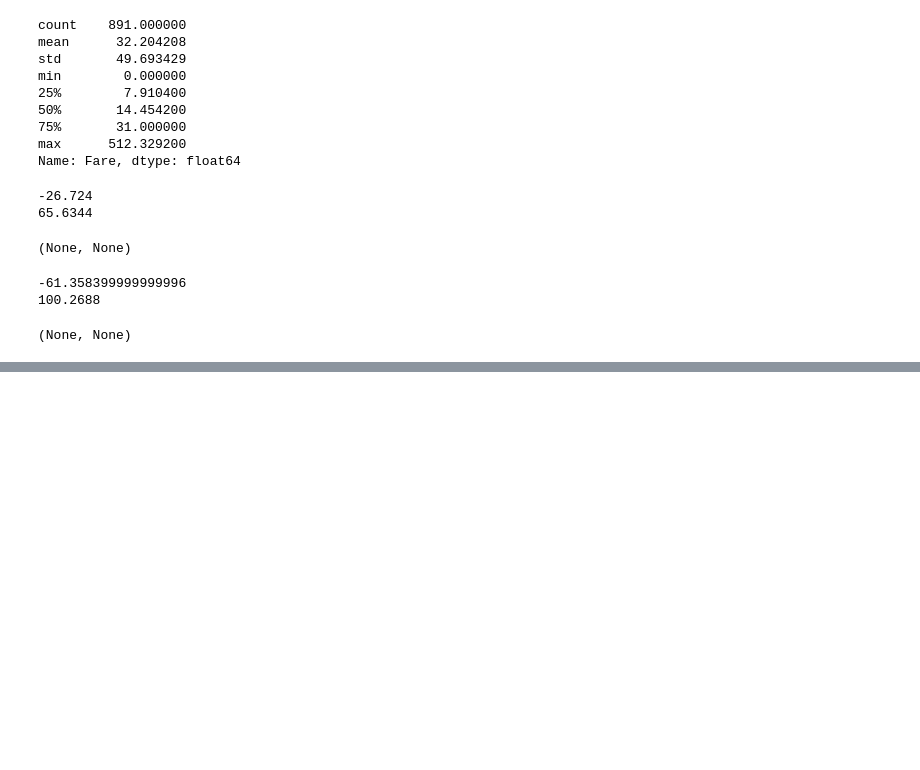
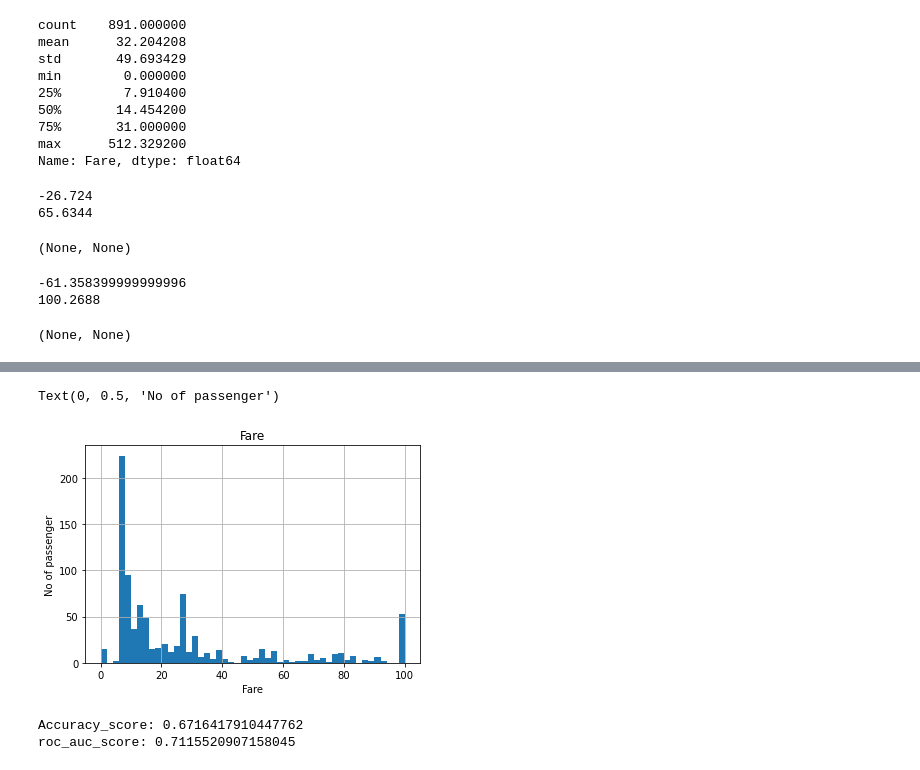
Before and after one commit to krishnaik06/Feature-Engineering-Live-sessions, a Jupyter notebook: Outliers.ipynb, the cells around one changed output, grey strips where cells are left out. Cells and saved outputs as stored; diff of their text form; code cells hidden in the pictures; blank space fills up the shorter version.

```diff
--- a/Outliers.ipynb
+++ b/Outliers.ipynb
@@ -127,0 +144,8 @@ print(lower_bridge), print(upper_bridge)
+# %%
+figure=data.Fare.hist(bins=50)
+figure.set_title('Fare')
+figure.set_xlabel('Fare')
+figure.set_ylabel('No of passenger')
+# %% [output]
+Text(0, 0.5, 'No of passenger')
+[figure, added]
@@ -127,0 +155,14 @@ print(lower_bridge), print(upper_bridge)
+# %%
+### Logistic Regression
+from sklearn.linear_model import LogisticRegression
+classifier=LogisticRegression()
+classifier.fit(X_train,y_train)
+y_pred=classifier.predict(X_test)
+y_pred1=classifier.predict_proba(X_test)
+
+from sklearn.metrics import accuracy_score,roc_auc_score
+print("Accuracy_score: {}".format(accuracy_score(y_test,y_pred)))
+print("roc_auc_score: {}".format(roc_auc_score(y_test,y_pred1[:,1])))
+# %% [output]
+Accuracy_score: 0.6716417910447762
+roc_auc_score: 0.7115520907158045
```
Also changed, not shown: parts of 8 cells of this notebook.
